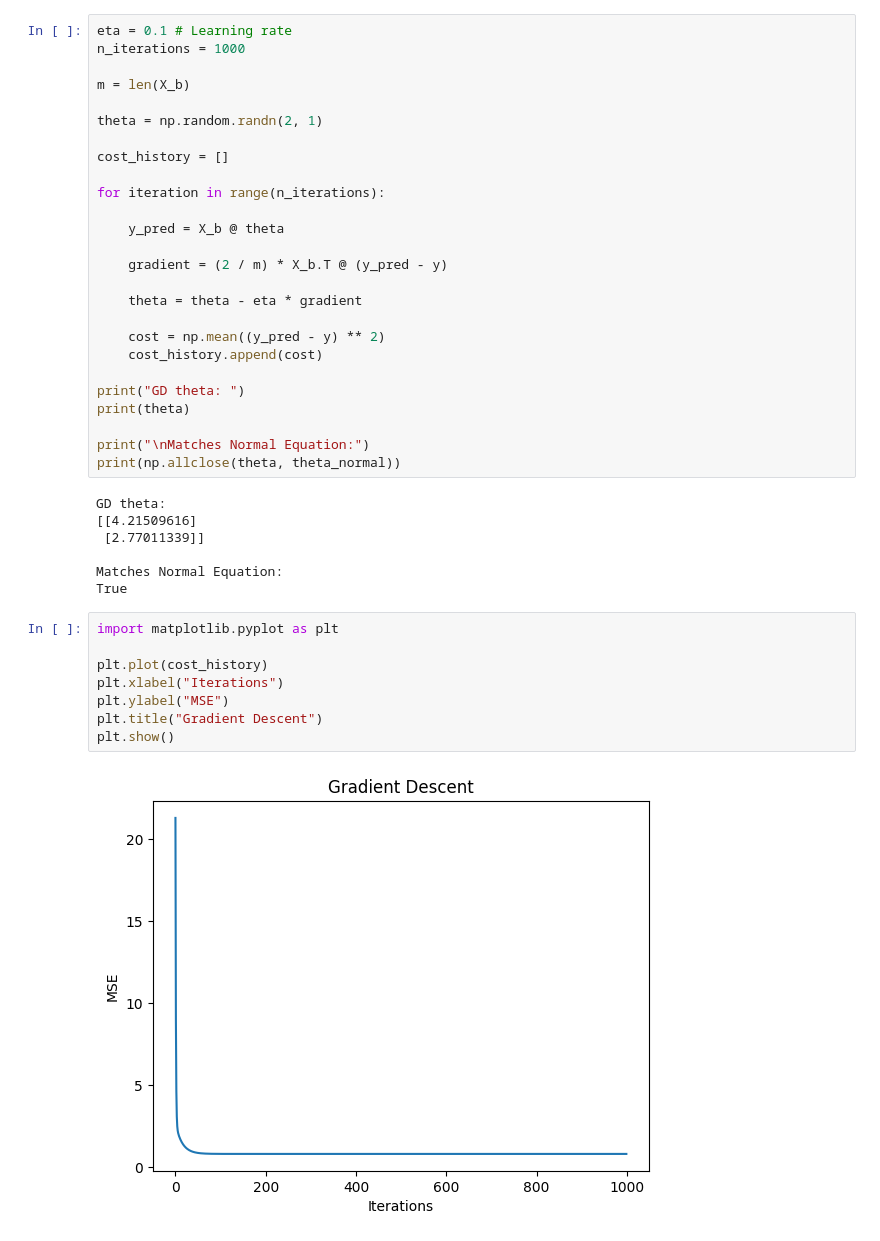
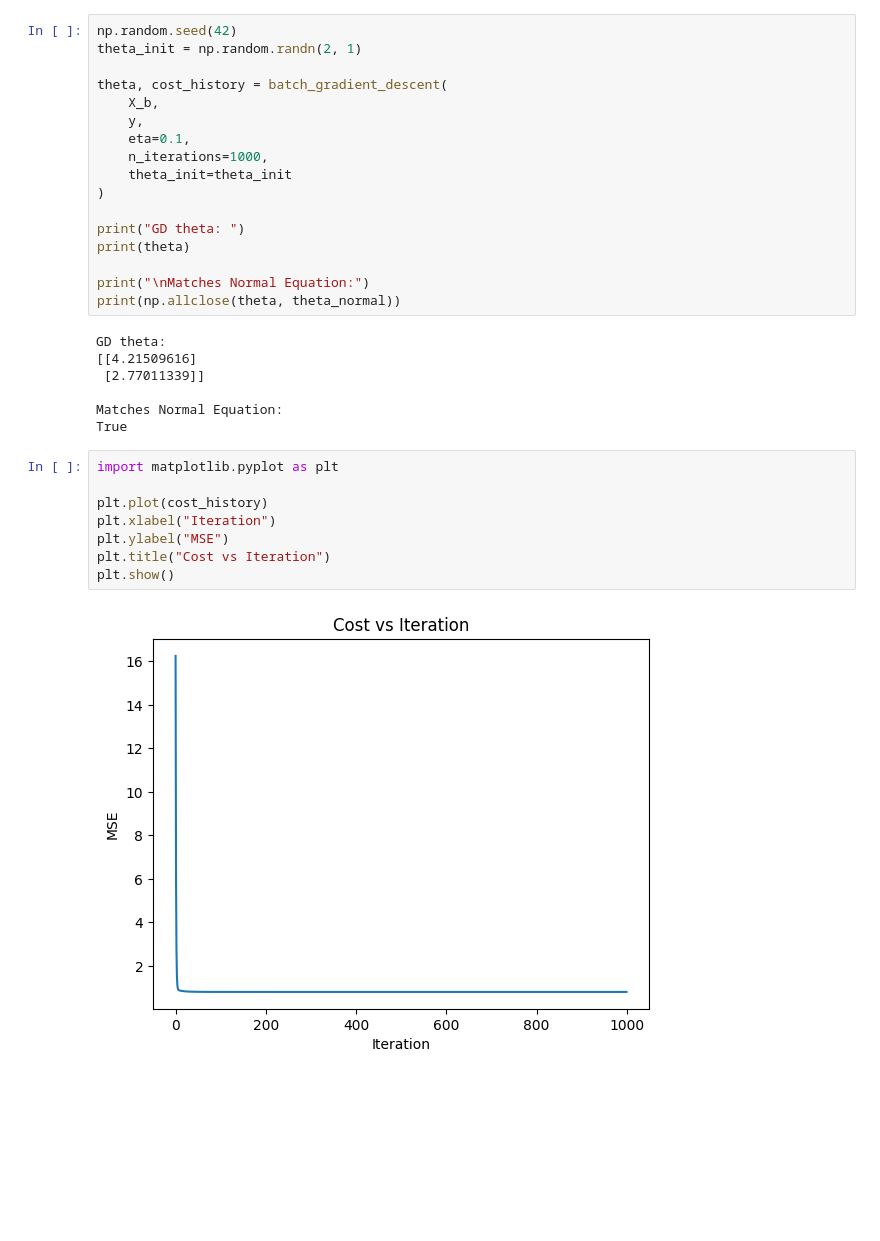
Before and after one commit to zerostate404/handson-ml-ch04-training-models, a Jupyter notebook: notebooks/02_batch_gradient_descent.ipynb, the cells around one changed output. Cells and saved outputs as stored; diff of their text form; blank space fills up the shorter version.

Commit message:
ch04: batch gradient descent

```diff
--- a/notebooks/02_batch_gradient_descent.ipynb
+++ b/notebooks/02_batch_gradient_descent.ipynb
@@ -21,25 +24,16 @@ Normal Equation:
 [[4.21509616]
  [2.77011339]]
 # %%
-eta = 0.1 # Learning rate
-n_iterations = 1000
+np.random.seed(42)
+theta_init = np.random.randn(2, 1)
 
-m = len(X_b)
-
-theta = np.random.randn(2, 1)
-
-cost_history = []
-
-for iteration in range(n_iterations):
-
-    y_pred = X_b @ theta
-
-    gradient = (2 / m) * X_b.T @ (y_pred - y)
-
-    theta = theta - eta * gradient
-
-    cost = np.mean((y_pred - y) ** 2)
-    cost_history.append(cost)
+theta, cost_history = batch_gradient_descent(
+    X_b,
+    y,
+    eta=0.1,
+    n_iterations=1000,
+    theta_init=theta_init
+)
 
 print("GD theta: ")
 print(theta)
@@ -56,10 +50,10 @@ True
 # %%
 import matplotlib.pyplot as plt
 
 plt.plot(cost_history)
-plt.xlabel("Iterations")
+plt.xlabel("Iteration")
 plt.ylabel("MSE")
-plt.title("Gradient Descent")
+plt.title("Cost vs Iteration")
 plt.show()
 # %% [output]
-[figure, old version]
+[figure, new version]
```
Also changed, not shown: parts of 16 cells of this notebook, 3 other files.
